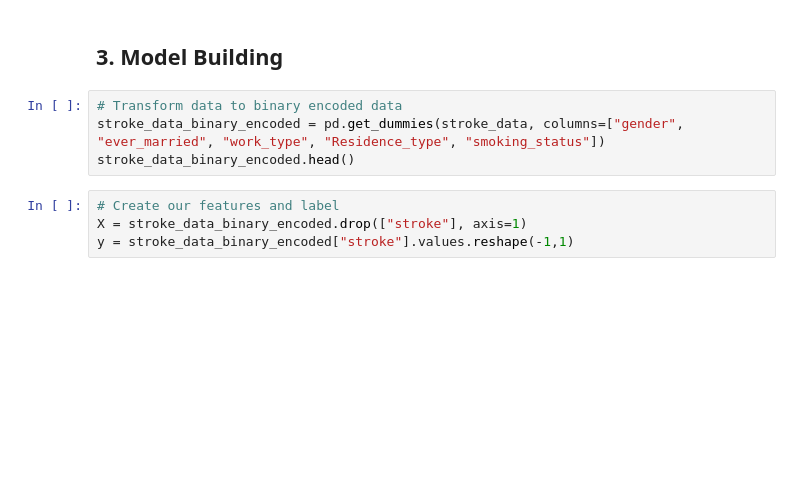
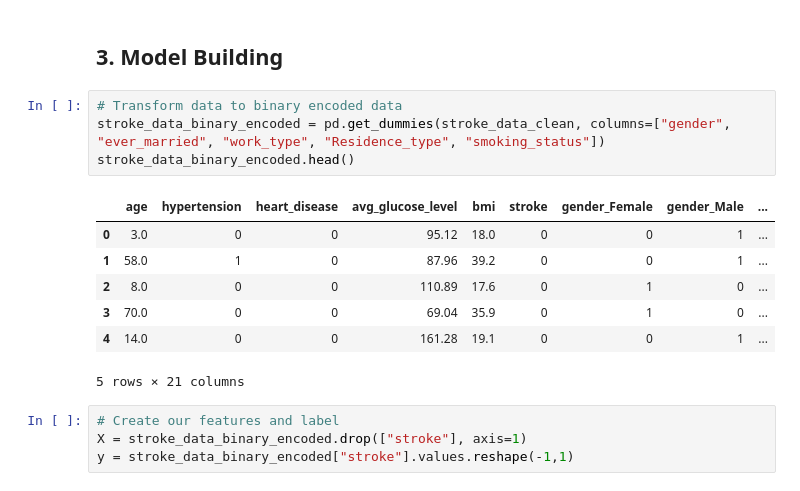
Before and after one commit to TylerTompa/UNCC_Project_3, a Jupyter notebook: healthcare-data/Jupyter/Training_Data.ipynb, the cells around one changed output. Saved outputs shown, nothing was run; the diff lists cells and outputs as text; blank space fills up the shorter version.

```diff
--- a/healthcare-data/Jupyter/Training_Data.ipynb
+++ b/healthcare-data/Jupyter/Training_Data.ipynb
@@ -814,8 +824,16 @@ for possible_feature in possible_categorical_features:
 ## 3. Model Building
 # %%
 # Transform data to binary encoded data
-stroke_data_binary_encoded = pd.get_dummies(stroke_data, columns=["gender", "ever_married", "work_type", "Residence_type", "smoking_status"])
+stroke_data_binary_encoded = pd.get_dummies(stroke_data_clean, columns=["gender", "ever_married", "work_type", "Residence_type", "smoking_status"])
 stroke_data_binary_encoded.head()
+# %% [output]
+|  | age | hypertension | heart_disease | avg_glucose_level | bmi | stroke | gender_Female | gender_Male | ... |
+| 0 | 3.0 | 0 | 0 | 95.12 | 18.0 | 0 | 0 | 1 | ... |
+| 1 | 58.0 | 1 | 0 | 87.96 | 39.2 | 0 | 0 | 1 | ... |
+| 2 | 8.0 | 0 | 0 | 110.89 | 17.6 | 0 | 1 | 0 | ... |
+| 3 | 70.0 | 0 | 0 | 69.04 | 35.9 | 0 | 1 | 0 | ... |
+| 4 | 14.0 | 0 | 0 | 161.28 | 19.1 | 0 | 0 | 1 | ... |
+5 rows × 21 columns
 # %%
 # Create our features and label
 X = stroke_data_binary_encoded.drop(["stroke"], axis=1)
```
Also changed, not shown: parts of 19 cells of this notebook.
